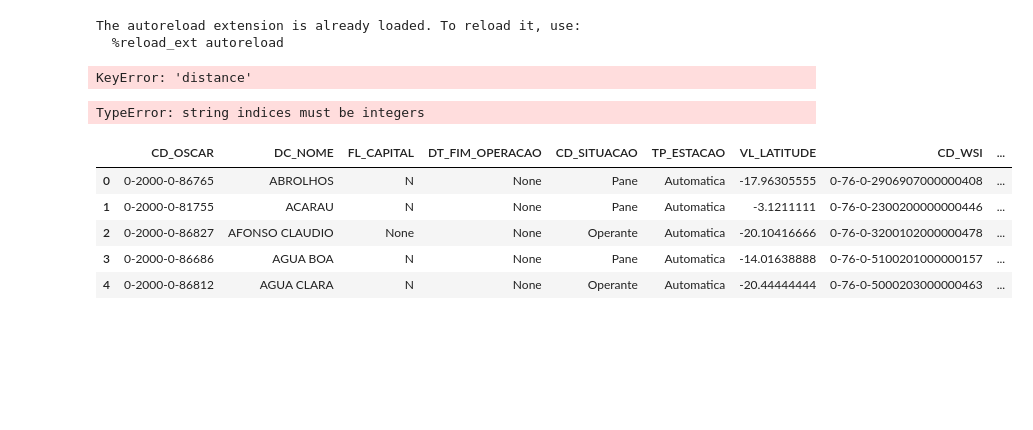
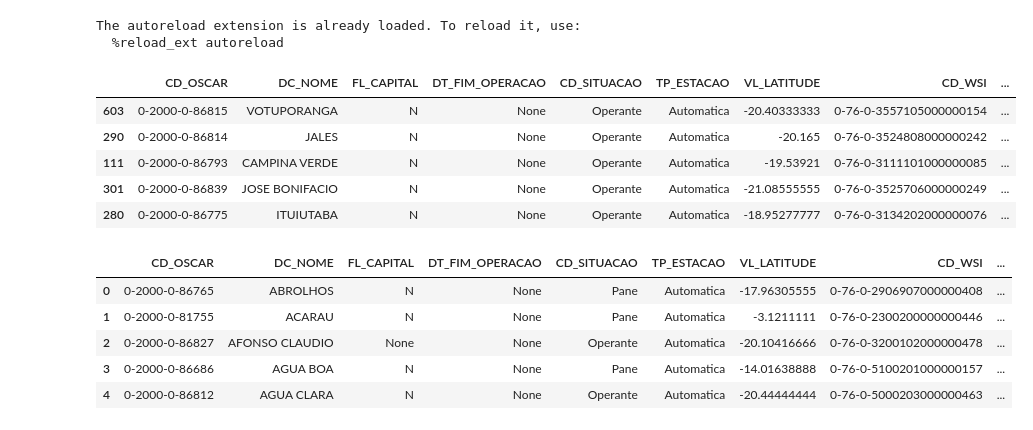
Before and after one commit to ocfgaldino/inmetpy, a Jupyter notebook: notebooks/notebook_tests.ipynb, the cells around one changed output. Cells and saved outputs as stored; diff of their text form; code cells hidden in the pictures; blank space fills up the shorter version.

```diff
--- a/notebooks/notebook_tests.ipynb
+++ b/notebooks/notebook_tests.ipynb
@@ -21,8 +15,0 @@ lon1 = -50
-# %%
-s.search_station_by_coords(lat1, lon1, station_type='T', n_stations=3)
-# %% [output]
-KeyError: 'distance'
-# %%
-x.applymap(lambda e: s._haversine(e['VL_LATITUDE'], e['VL_LONGITUDE'], lat1, lon1))
-# %% [output]
-TypeError: string indices must be integers
@@ -29,3 +21,12 @@ TypeError: string indices must be integers
+# %%
+s.search_station_by_coords(lat1, lon1, station_type='T', n_stations=5)
+# %% [output]
+|  | CD_OSCAR | DC_NOME | FL_CAPITAL | DT_FIM_OPERACAO | CD_SITUACAO | TP_ESTACAO | VL_LATITUDE | CD_WSI | ... |
+| 603 | 0-2000-0-86815 | VOTUPORANGA | N | None | Operante | Automatica | -20.40333333 | 0-76-0-3557105000000154 | ... |
+| 290 | 0-2000-0-86814 | JALES | N | None | Operante | Automatica | -20.165 | 0-76-0-3524808000000242 | ... |
+| 111 | 0-2000-0-86793 | CAMPINA VERDE | N | None | Operante | Automatica | -19.53921 | 0-76-0-3111101000000085 | ... |
+| 301 | 0-2000-0-86839 | JOSE BONIFACIO | N | None | Operante | Automatica | -21.08555555 | 0-76-0-3525706000000249 | ... |
+| 280 | 0-2000-0-86775 | ITUIUTABA | N | None | Operante | Automatica | -18.95277777 | 0-76-0-3134202000000076 | ... |
 # %%
 x.head()
 # %% [output]
```
Also changed, not shown: parts of 4 cells of this notebook, 1 other file.
